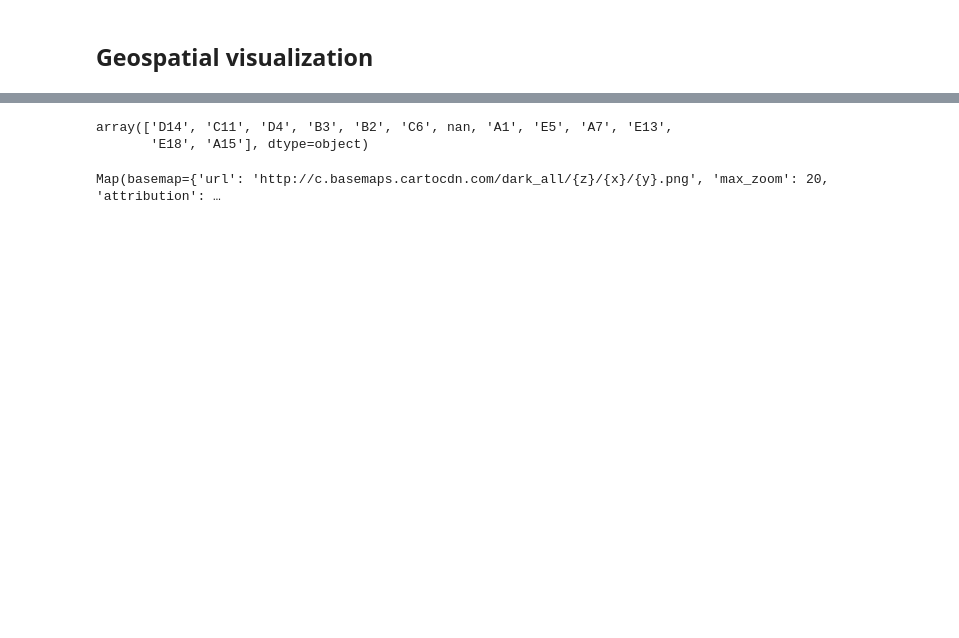
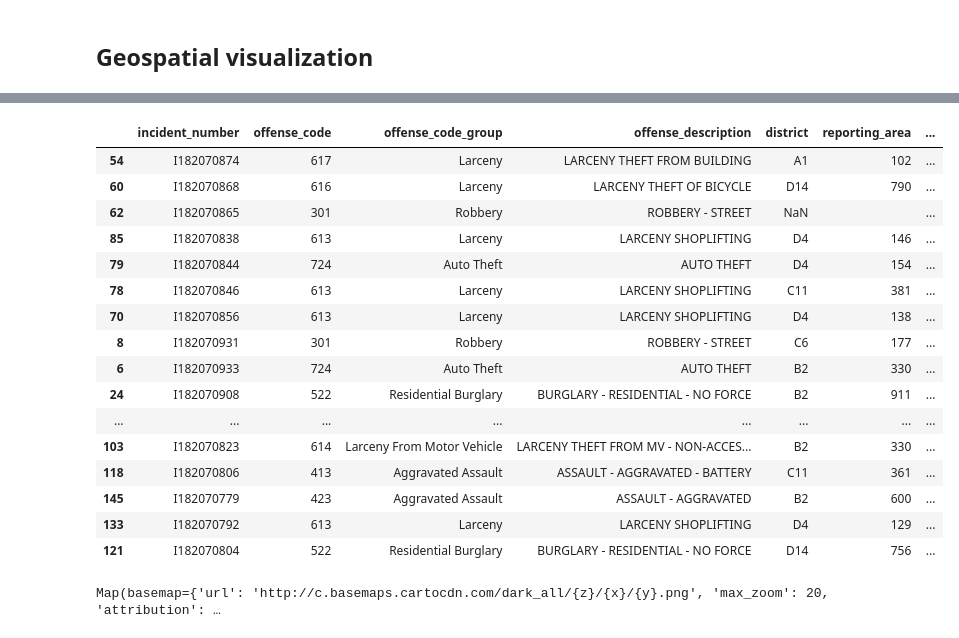
Before and after one commit to SapiensZ/BostonCrime, a Jupyter notebook: Extensive EDA.ipynb, the cells around one changed output, grey strips where cells are left out. Drawn from its saved outputs; the diff is of its cells as text; code cells hidden in the pictures; blank space fills up the shorter version.

```diff
--- a/Extensive EDA.ipynb
+++ b/Extensive EDA.ipynb
@@ -10,10 +10,3 @@ plt.style.use('fivethirtyeight')
 # Read data
 df = pd.read_csv('crime.csv', encoding='iso-8859-1')
 offense_codes = pd.read_csv('offense_codes.csv', encoding='iso-8859-1')
-# %%
-# Set DateTime Index
-df.columns = [str.lower(col) for col in df.columns]
-df['occurred_on_date'] = pd.to_datetime(df.occurred_on_date)
-df = df.set_index('occurred_on_date')
-#print('Data first entry: {}, last entry: {}'.format(df.index.min(), df.index.max()))
-df
@@ -34,0 +13,6 @@ df
+# %%
+df.columns = [str.lower(col) for col in df.columns]
+df['date'] = df.occurred_on_date.apply(lambda x: x[:10])
+df['date'] = pd.to_datetime(df.date)
+df.sort_values(by=['date'], inplace=True, ascending=True)
+df.reset_index()
@@ -241,6 +226,37 @@ partone
+# %%
+# Split ucr_part dfs - partone, parttwo and partthree - in weekly dataframes.
+# Problem of readability because 'week 168' does not mean much.
+# Might be better to add a 'weekcount' column on the original dfs,
+    # if you could figure it out.
+
+weekly_partone = [g for n, g in partone.groupby(pd.Grouper(key='date',freq='W'))]
+weekly_parttwo = [g for n, g in parttwo.groupby(pd.Grouper(key='date',freq='W'))]
+weekly_partthree = [g for n, g in partthree.groupby(pd.Grouper(key='date',freq='W'))]
+# %%
+#tests, get crimes on week w
+
+weekly_partone[168]
+#weekly_partone[65]
+#weekly_parttwo[-1]
+#weekly_partthree[0]
+# %% [output]
+|  | incident_number | offense_code | offense_code_group | offense_description | district | reporting_area | ... |
+| 54 | I182070874 | 617 | Larceny | LARCENY THEFT FROM BUILDING | A1 | 102 | ... |
+| 60 | I182070868 | 616 | Larceny | LARCENY THEFT OF BICYCLE | D14 | 790 | ... |
+| 62 | I182070865 | 301 | Robbery | ROBBERY - STREET | NaN |  | ... |
+| 85 | I182070838 | 613 | Larceny | LARCENY SHOPLIFTING | D4 | 146 | ... |
+| 79 | I182070844 | 724 | Auto Theft | AUTO THEFT | D4 | 154 | ... |
+| 78 | I182070846 | 613 | Larceny | LARCENY SHOPLIFTING | C11 | 381 | ... |
+| 70 | I182070856 | 613 | Larceny | LARCENY SHOPLIFTING | D4 | 138 | ... |
+| 8 | I182070931 | 301 | Robbery | ROBBERY - STREET | C6 | 177 | ... |
+| 6 | I182070933 | 724 | Auto Theft | AUTO THEFT | B2 | 330 | ... |
+| 24 | I182070908 | 522 | Residential Burglary | BURGLARY - RESIDENTIAL - NO FORCE | B2 | 911 | ... |
+| ... | ... | ... | ... | ... | ... | ... | ... |
+| 103 | I182070823 | 614 | Larceny From Motor Vehicle | LARCENY THEFT FROM MV - NON-ACCES... | B2 | 330 | ... |
+| 118 | I182070806 | 413 | Aggravated Assault | ASSAULT - AGGRAVATED - BATTERY | C11 | 361 | ... |
+| 145 | I182070779 | 423 | Aggravated Assault | ASSAULT - AGGRAVATED | B2 | 600 | ... |
+| 133 | I182070792 | 613 | Larceny | LARCENY SHOPLIFTING | D4 | 129 | ... |
+| 121 | I182070804 | 522 | Residential Burglary | BURGLARY - RESIDENTIAL - NO FORCE | D14 | 756 | ... |
 # %%
 districts
-# %% [output]
-array(['D14', 'C11', 'D4', 'B3', 'B2', 'C6', nan, 'A1', 'E5', 'A7', 'E13',
-       'E18', 'A15'], dtype=object)
 # %%
```
Also changed, not shown: parts of 17 cells of this notebook.
